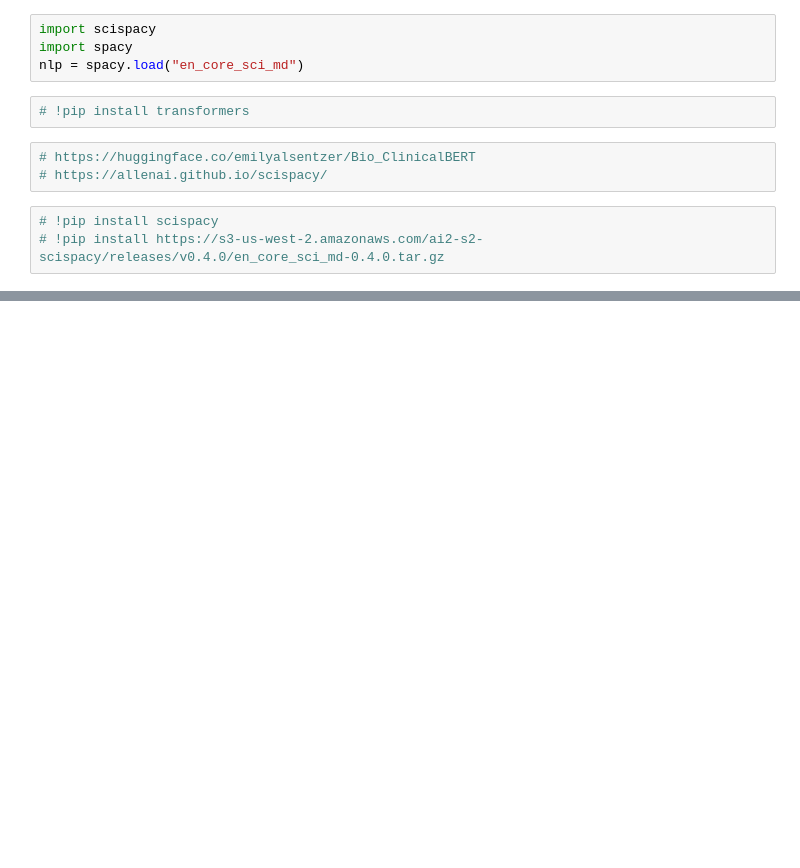
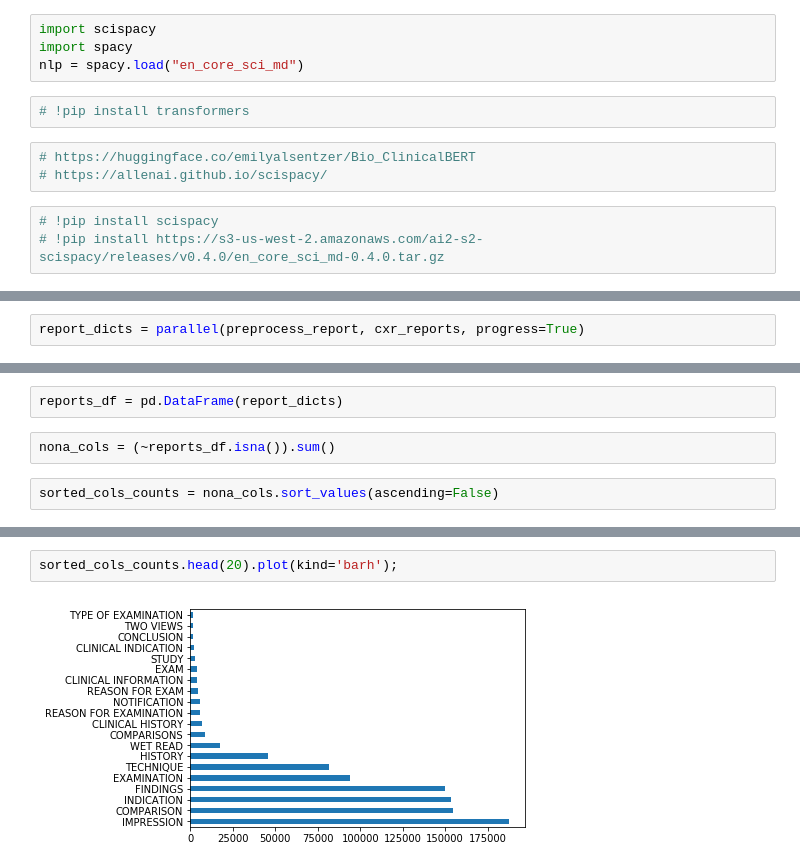
Before and after one commit to KeremTurgutlu/self_supervised, a Jupyter notebook: examples/multimodal/02 - training_convirt_mimic_cxr.ipynb, the cells around one changed output, grey strips where cells are left out. Cells and saved outputs as stored; diff of their text form; blank space fills up the shorter version.

```diff
--- a/examples/multimodal/02 - training_convirt_mimic_cxr.ipynb
+++ b/examples/multimodal/02 - training_convirt_mimic_cxr.ipynb
@@ -172,0 +196,2 @@ list(doc.sents)
+# %%
+report_dicts = parallel(preprocess_report, cxr_reports, progress=True)
@@ -172,0 +204,6 @@ list(doc.sents)
+# %%
+reports_df = pd.DataFrame(report_dicts)
+# %%
+nona_cols = (~reports_df.isna()).sum()
+# %%
+sorted_cols_counts = nona_cols.sort_values(ascending=False)
@@ -172,0 +231,4 @@ list(doc.sents)
+# %%
+sorted_cols_counts.head(20).plot(kind='barh');
+# %% [output]
+[figure, added]
```
Also changed, not shown: parts of 40 cells of this notebook.
